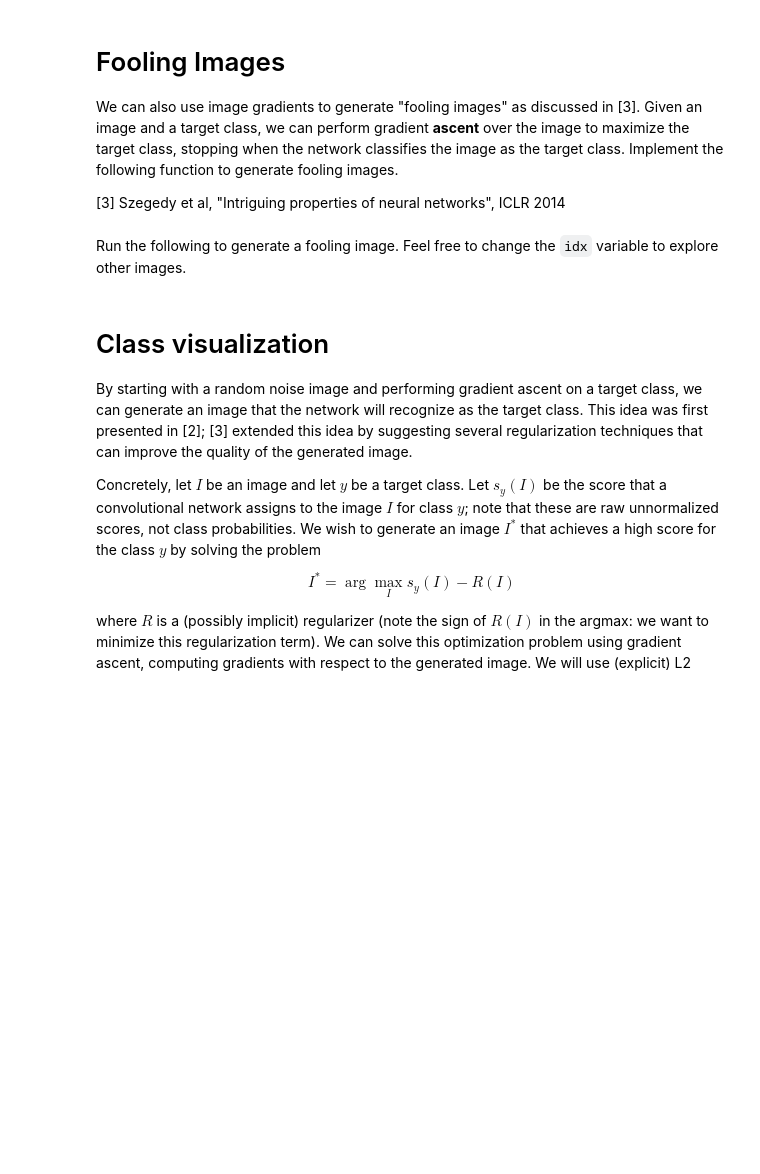
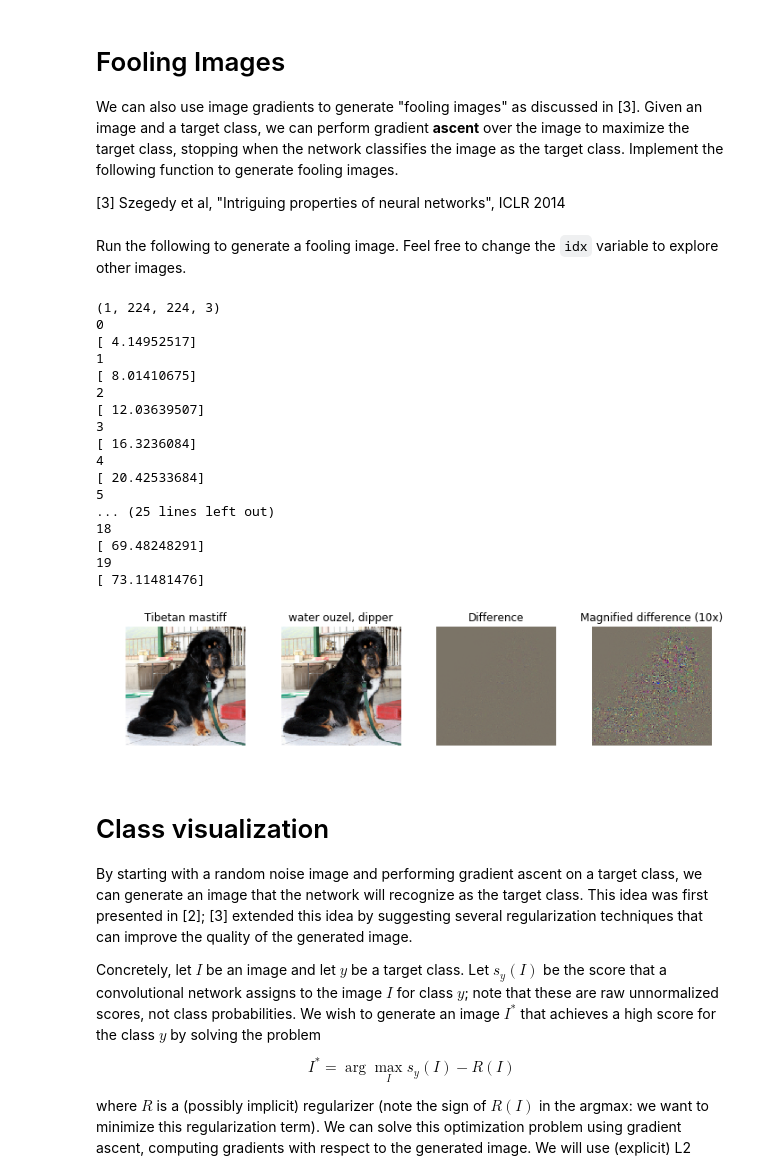
Before and after one commit to loveltyoic/deeplearning, a Jupyter notebook: cs231n/assignment3/NetworkVisualization-TensorFlow.ipynb, the cells around one changed output. Cells and saved outputs as stored; diff of their text form; code cells hidden in the pictures; blank space fills up the shorter version.

```diff
--- a/cs231n/assignment3/NetworkVisualization-TensorFlow.ipynb
+++ b/cs231n/assignment3/NetworkVisualization-TensorFlow.ipynb
@@ -37,6 +37,11 @@ def get_session():
     """Create a session that dynamically allocates memory."""
     # See: https://www.tensorflow.org/tutorials/using_gpu#allowing_gpu_memory_growth
     config = tf.ConfigProto()
+    config = tf.ConfigProto()
+
+    #限制显存有下面两种方式，二选一即可
+#     config.gpu_options.per_process_gpu_memory_fraction = 0.3 #固定使用显存比例
+    config.gpu_options.allow_growth = True #动态分配显存
 #     config.gpu_options.allow_growth = True
     session = tf.Session(config=config)
     return session
@@ -221,7 +232,20 @@ def make_fooling_image(X, target_y, model):
     # in fewer than 100 iterations of gradient ascent.                           #
     # You can print your progress over iterations to check your algorithm.       #
     ##############################################################################
-    pass
+    dx = tf.zeros(X.shape)
+    for i in range(5):
+        target_scores = tf.gather_nd(model.classifier,
+                                     tf.stack((tf.range(X.shape[0]),
+                                                               model.labels), axis=1))
+        loss = tf.reduce_mean(target_scores)
+        g = tf.gradients(loss, model.image)[0]
+        dx = learning_rate * g / tf.sqrt(tf.reduce_sum(g * g))
+#         max_target = tf.reduce_max(model.classifier)
+        dX, scores = sess.run([dx, model.classifier], feed_dict={model.image: X_fooling, model.labels: np.array([target_y])})
+        X_fooling += dX
+        print(i)
+        print(scores[:, target_y])
+
     ##############################################################################
     #                             END OF YOUR CODE                               #
     ##############################################################################
@@ -229,36 +253,56 @@ def make_fooling_image(X, target_y, model):
 # %% [markdown]
 Run the following to generate a fooling image. Feel free to change the `idx` variable to explore other images.
 # %%
-idx = 0
+idx = 2
 Xi = X[idx][None]
-target_y = 6
+target_y = 20
+print(Xi.shape)
 X_fooling = make_fooling_image(Xi, target_y, model)
 
 # Make sure that X_fooling is classified as y_target
 scores = sess.run(model.classifier, {model.image: X_fooling})
 assert scores[0].argmax() == target_y, 'The network is not fooled!'
 
 # Show original image, fooling image, and difference
 orig_img = deprocess_image(Xi[0])
 fool_img = deprocess_image(X_fooling[0])
 # Rescale
 plt.subplot(1, 4, 1)
 plt.imshow(orig_img)
 plt.axis('off')
 plt.title(class_names[y[idx]])
 plt.subplot(1, 4, 2)
 plt.imshow(fool_img)
 plt.title(class_names[target_y])
 plt.axis('off')
 plt.subplot(1, 4, 3)
 plt.title('Difference')
 plt.imshow(deprocess_image((Xi-X_fooling)[0]))
 plt.axis('off')
 plt.subplot(1, 4, 4)
 plt.title('Magnified difference (10x)')
 plt.imshow(deprocess_image(10 * (Xi-X_fooling)[0]))
 plt.axis('off')
 plt.gcf().tight_layout()
+# %% [output]
+(1, 224, 224, 3)
+0
+[ 4.14952517]
+1
+[ 8.01410675]
+2
+[ 12.03639507]
+3
+[ 16.3236084]
+4
+[ 20.42533684]
+5
+... (25 lines left out)
+18
+[ 69.48248291]
+19
+[ 73.11481476]
+[figure, added]
 # %% [markdown]
 # Class visualization
 By starting with a random noise image and performing gradient ascent on a target class, we can generate an image that the network will recognize as the target class. This idea was first presented in [2]; [3] extended this idea by suggesting several regularization techniques that can improve the quality of the generated image.
```
Also changed, not shown: parts of 8 cells of this notebook, 41 other files.
